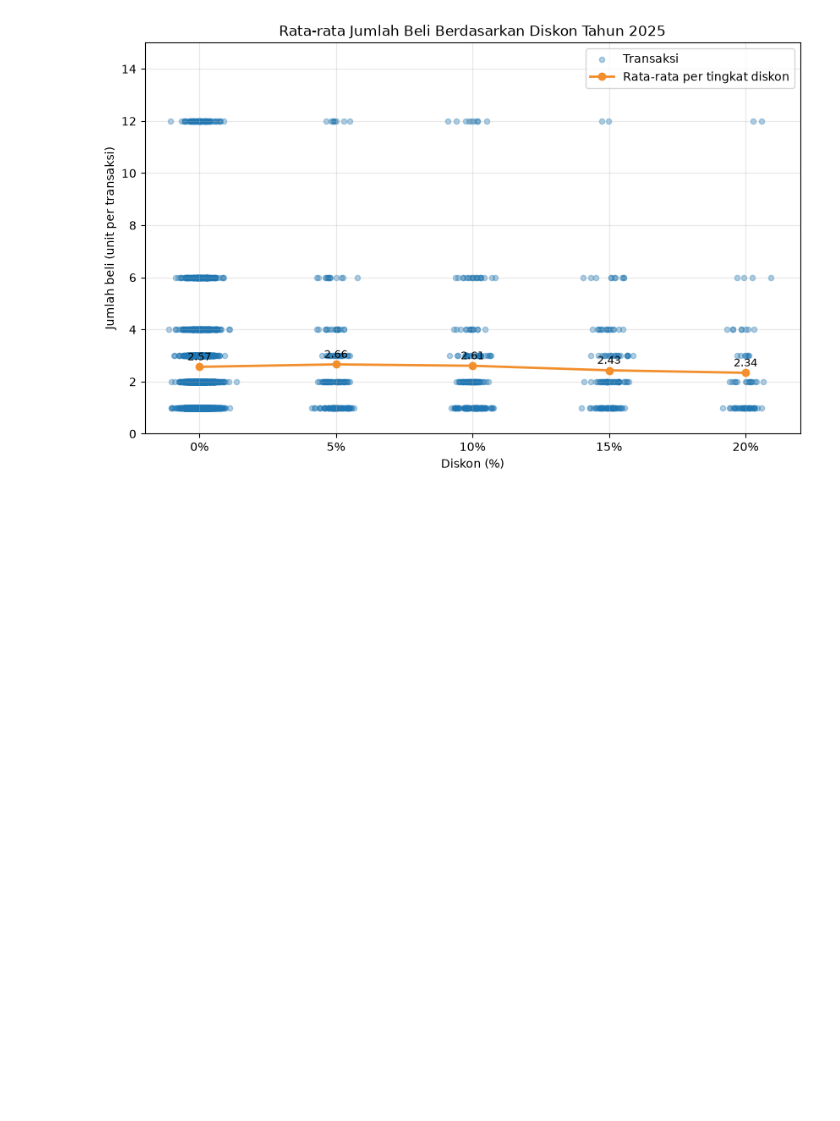
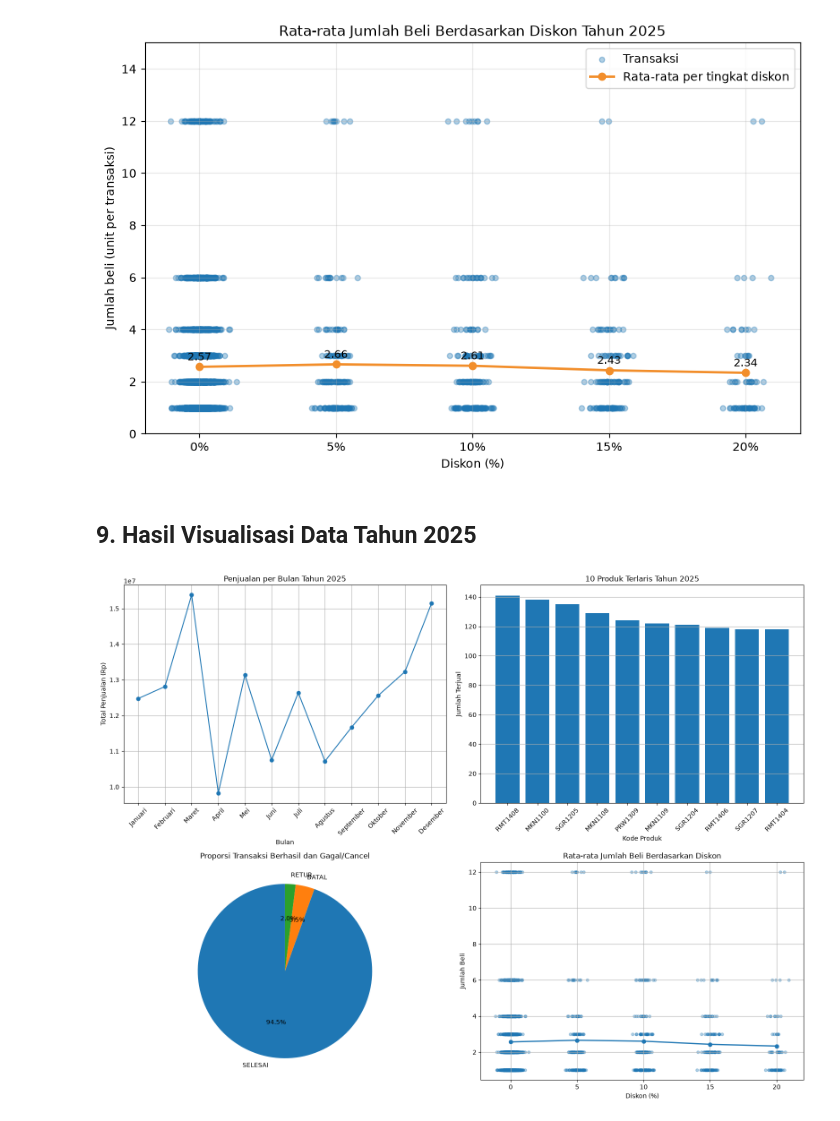
Before and after one commit to labsulll/analisis-transaksi-pos, a Jupyter notebook: Tugas_3_Visualisasi_Data_Matplotlib.ipynb, the cells around one changed output. Saved outputs shown, nothing was run; the diff lists cells and outputs as text; code cells hidden in the pictures; blank space fills up the shorter version.

Commit message:
Update Tugas 3 Visualisasi Data

```diff
--- a/Tugas_3_Visualisasi_Data_Matplotlib.ipynb
+++ b/Tugas_3_Visualisasi_Data_Matplotlib.ipynb
@@ -223,4 +223,64 @@ plt.legend()
 plt.show()
 # %% [output]
 [figure]
+# %% [markdown]
+## 9. Hasil Visualisasi Data Tahun 2025
+# %%
+fig, axes = plt.subplots(2, 2, figsize=(16, 12))
+
+# Grafik 1
+axes[0, 0].plot(
+    penjualan_bulanan.index,
+    penjualan_bulanan.values,
+    marker="o"
+)
+axes[0, 0].set_title("Penjualan per Bulan Tahun 2025")
+axes[0, 0].set_xlabel("Bulan")
+axes[0, 0].set_ylabel("Total Penjualan (Rp)")
+axes[0, 0].set_xticks(range(1, 13))
+axes[0, 0].set_xticklabels(bulan, rotation=45)
+axes[0, 0].grid(True)
+
+# Grafik 2
+axes[0, 1].bar(
+    produk_terlaris.index,
+    produk_terlaris.values
+)
+axes[0, 1].set_title("10 Produk Terlaris Tahun 2025")
+axes[0, 1].set_xlabel("Kode Produk")
+axes[0, 1].set_ylabel("Jumlah Terjual")
+axes[0, 1].tick_params(axis="x", rotation=45)
+axes[0, 1].grid(axis="y")
+
+# Grafik 3
+axes[1, 0].pie(
+    status_transaksi.values,
+    labels=status_transaksi.index,
+    autopct="%1.1f%%",
+    startangle=90
+)
+axes[1, 0].set_title("Proporsi Transaksi Berhasil dan Gagal/Cancel")
+
+# Grafik 4
+axes[1, 1].scatter(
+    x_jitter,
+    data_2025["jumlah"],
+    alpha=0.35,
+    s=20
+)
+axes[1, 1].plot(
+    rata_rata.index,
+    rata_rata.values,
+    marker="o",
+    linewidth=2
+)
+axes[1, 1].set_title("Rata-rata Jumlah Beli Berdasarkan Diskon")
+axes[1, 1].set_xlabel("Diskon (%)")
+axes[1, 1].set_ylabel("Jumlah Beli")
+axes[1, 1].grid(True)
+
+plt.tight_layout()
+plt.show()
+# %% [output]
+[figure, added]
 # %% [markdown]
```
Also changed, not shown: parts of 1 cell of this notebook.
